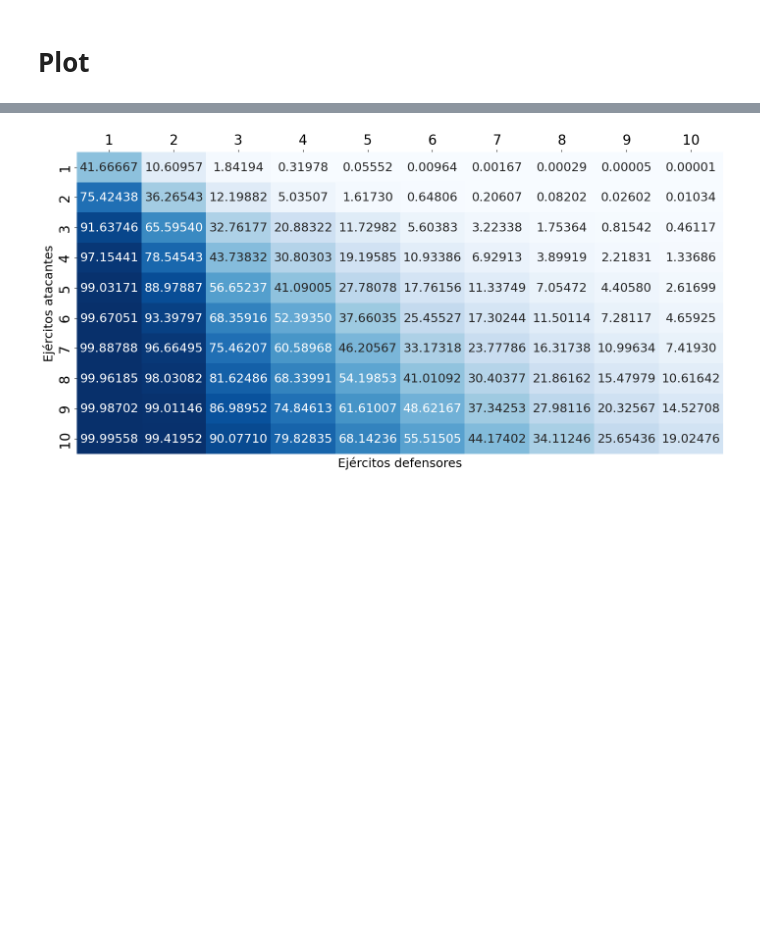
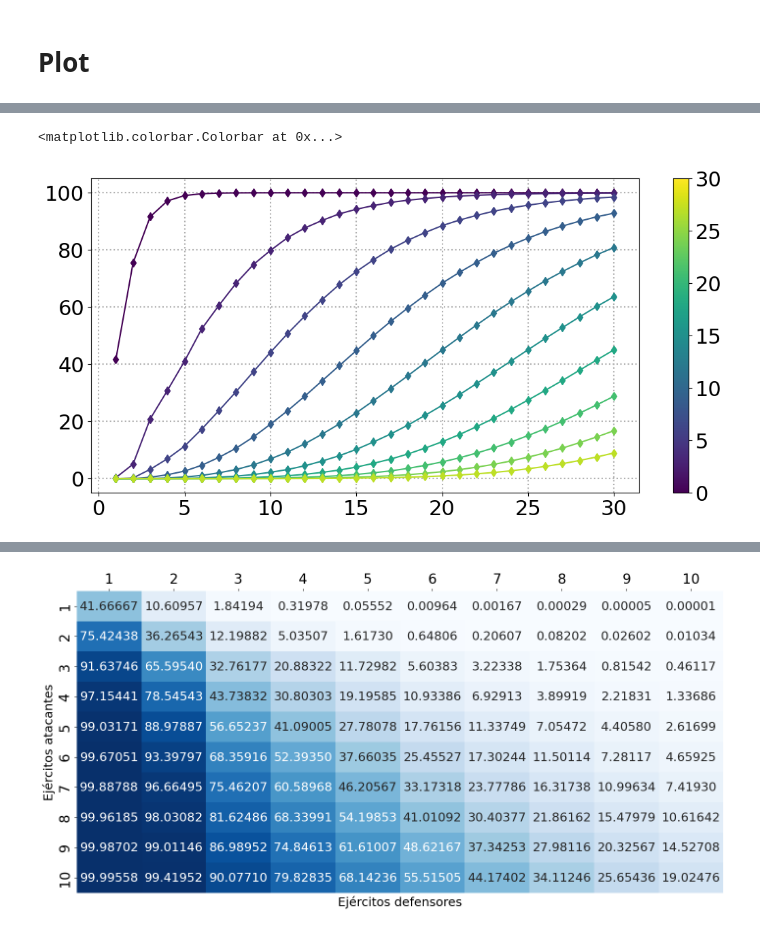
Before and after one commit to julianszere/TEG, a Jupyter notebook: TEG.ipynb, the cells around one changed output, grey strips where cells are left out. Saved outputs shown, nothing was run; the diff lists cells and outputs as text; code cells hidden in the pictures; blank space fills up the shorter version.

```diff
--- a/TEG.ipynb
+++ b/TEG.ipynb
@@ -316,3 +400,23 @@ P_risk = risk.getMatrixP() * 100
+# %%
+from matplotlib.colors import Normalize
+from matplotlib.cm import ScalarMappable
+
+colors = plt.cm.viridis(np.linspace(0, 1, max_armies_defender + 1))
+
+for i in range(max_armies_defender):
+    if i % 3 == 0:
+        plt.plot(armies_attacker, P_teg[:, i], color=colors[i])
+        plt.plot(armies_attacker, P_teg[:, i], 'd', color=colors[i])
+
+
+# Add colorbar
+norm = Normalize(vmin=0, vmax=max_armies_defender)
+sm = ScalarMappable(cmap='viridis', norm=norm)
+sm.set_array([])
+plt.colorbar(sm)
+# %% [output]
+<matplotlib.colorbar.Colorbar at 0x...>
+[figure, added]
 # %%
 equal_armies_curve = np.diag(P_risk)
 armies_defender = np.arange(1, max_armies_defender + 1)
```
Also changed, not shown: parts of 20 cells of this notebook.
